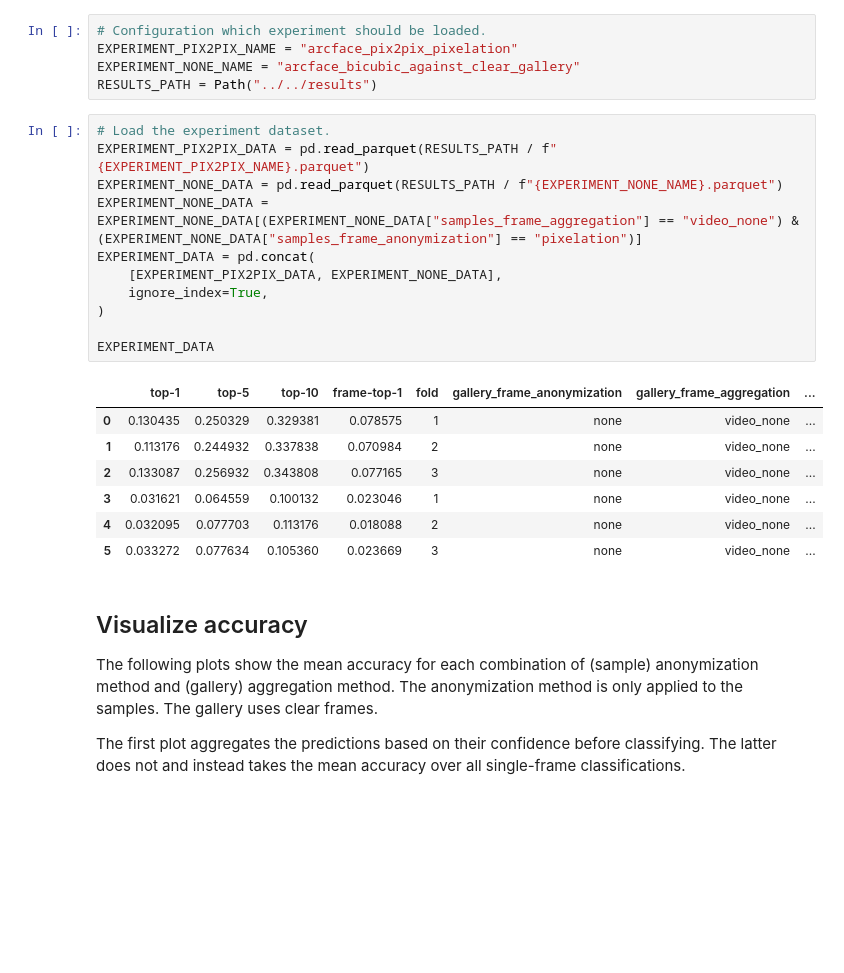
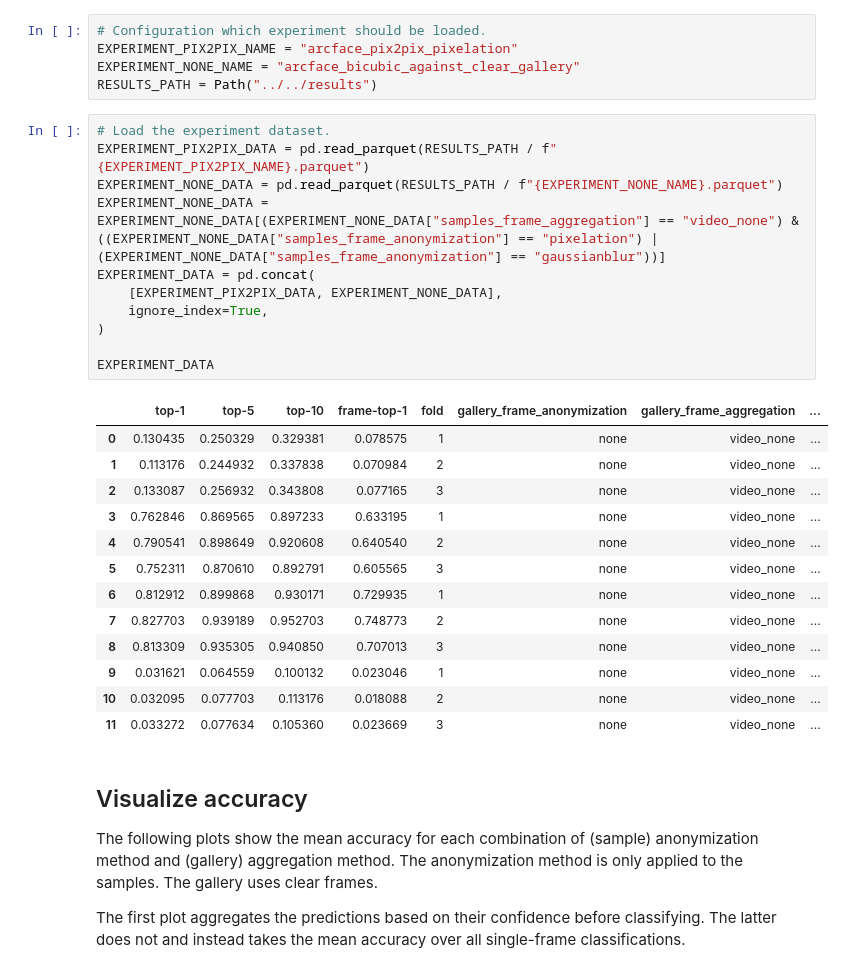
Before and after one commit to wagpa/meles, a Jupyter notebook: src/notebooks/09_experiment_arcface_pix2pix.ipynb, the cells around one changed output. Drawn from its saved outputs; the diff is of its cells as text; blank space fills up the shorter version.

```diff
--- a/src/notebooks/09_experiment_arcface_pix2pix.ipynb
+++ b/src/notebooks/09_experiment_arcface_pix2pix.ipynb
@@ -18,22 +18,28 @@ RESULTS_PATH = Path("../../results")
 # %%
 # Load the experiment dataset.
 EXPERIMENT_PIX2PIX_DATA = pd.read_parquet(RESULTS_PATH / f"{EXPERIMENT_PIX2PIX_NAME}.parquet")
 EXPERIMENT_NONE_DATA = pd.read_parquet(RESULTS_PATH / f"{EXPERIMENT_NONE_NAME}.parquet")
-EXPERIMENT_NONE_DATA = EXPERIMENT_NONE_DATA[(EXPERIMENT_NONE_DATA["samples_frame_aggregation"] == "video_none") & (EXPERIMENT_NONE_DATA["samples_frame_anonymization"] == "pixelation")]
+EXPERIMENT_NONE_DATA = EXPERIMENT_NONE_DATA[(EXPERIMENT_NONE_DATA["samples_frame_aggregation"] == "video_none") & ((EXPERIMENT_NONE_DATA["samples_frame_anonymization"] == "pixelation") | (EXPERIMENT_NONE_DATA["samples_frame_anonymization"] == "gaussianblur"))]
 EXPERIMENT_DATA = pd.concat(
     [EXPERIMENT_PIX2PIX_DATA, EXPERIMENT_NONE_DATA],
     ignore_index=True,
 )
 
 EXPERIMENT_DATA
 # %% [output]
 |  | top-1 | top-5 | top-10 | frame-top-1 | fold | gallery_frame_anonymization | gallery_frame_aggregation | ... |
 | 0 | 0.130435 | 0.250329 | 0.329381 | 0.078575 | 1 | none | video_none | ... |
 | 1 | 0.113176 | 0.244932 | 0.337838 | 0.070984 | 2 | none | video_none | ... |
 | 2 | 0.133087 | 0.256932 | 0.343808 | 0.077165 | 3 | none | video_none | ... |
-| 3 | 0.031621 | 0.064559 | 0.100132 | 0.023046 | 1 | none | video_none | ... |
-| 4 | 0.032095 | 0.077703 | 0.113176 | 0.018088 | 2 | none | video_none | ... |
-| 5 | 0.033272 | 0.077634 | 0.105360 | 0.023669 | 3 | none | video_none | ... |
+| 3 | 0.762846 | 0.869565 | 0.897233 | 0.633195 | 1 | none | video_none | ... |
+| 4 | 0.790541 | 0.898649 | 0.920608 | 0.640540 | 2 | none | video_none | ... |
+| 5 | 0.752311 | 0.870610 | 0.892791 | 0.605565 | 3 | none | video_none | ... |
+| 6 | 0.812912 | 0.899868 | 0.930171 | 0.729935 | 1 | none | video_none | ... |
+| 7 | 0.827703 | 0.939189 | 0.952703 | 0.748773 | 2 | none | video_none | ... |
+| 8 | 0.813309 | 0.935305 | 0.940850 | 0.707013 | 3 | none | video_none | ... |
+| 9 | 0.031621 | 0.064559 | 0.100132 | 0.023046 | 1 | none | video_none | ... |
+| 10 | 0.032095 | 0.077703 | 0.113176 | 0.018088 | 2 | none | video_none | ... |
+| 11 | 0.033272 | 0.077634 | 0.105360 | 0.023669 | 3 | none | video_none | ... |
 # %% [markdown]
 ## Visualize accuracy
 
```
Also changed, not shown: parts of 2 cells of this notebook, 2 other files.
